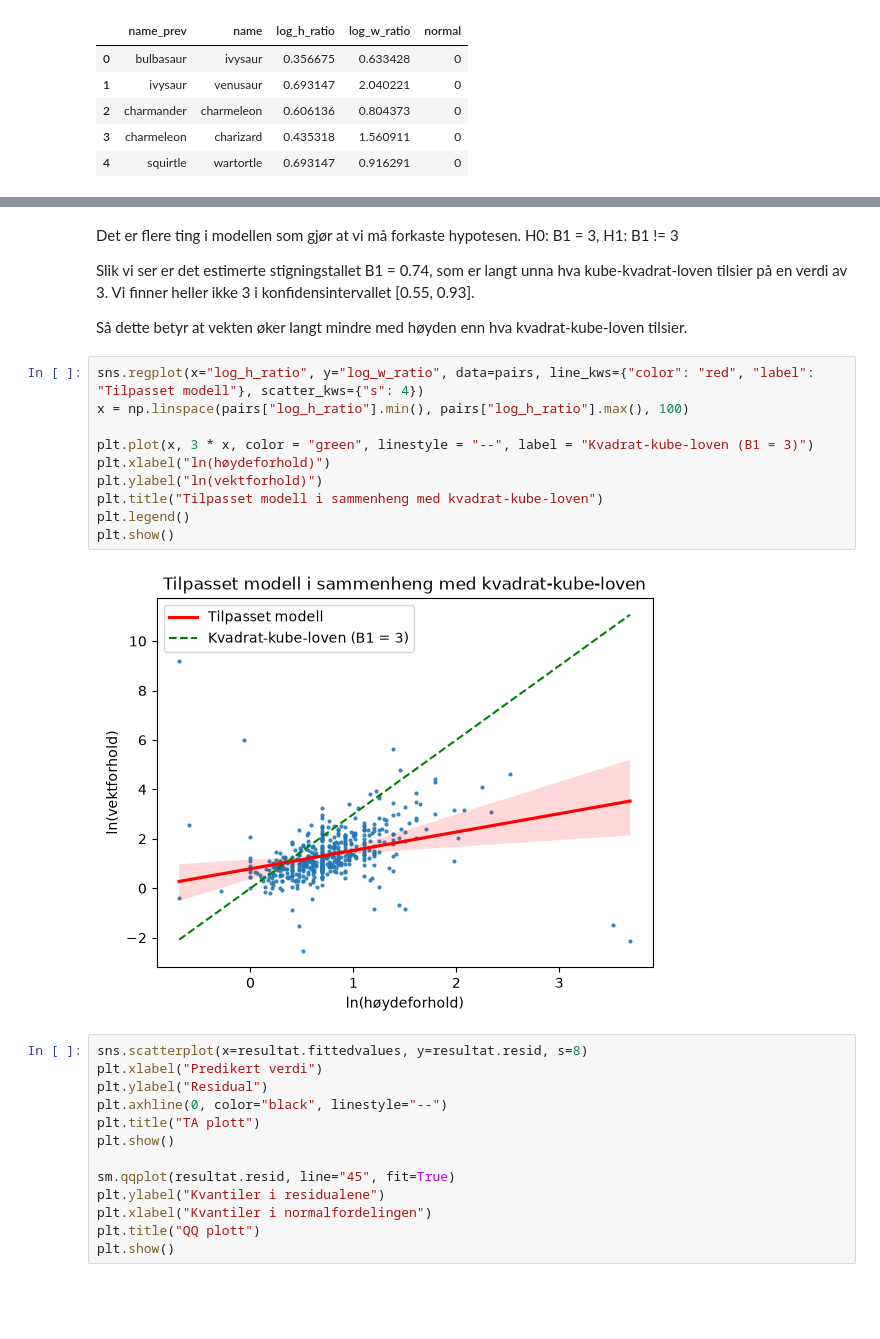
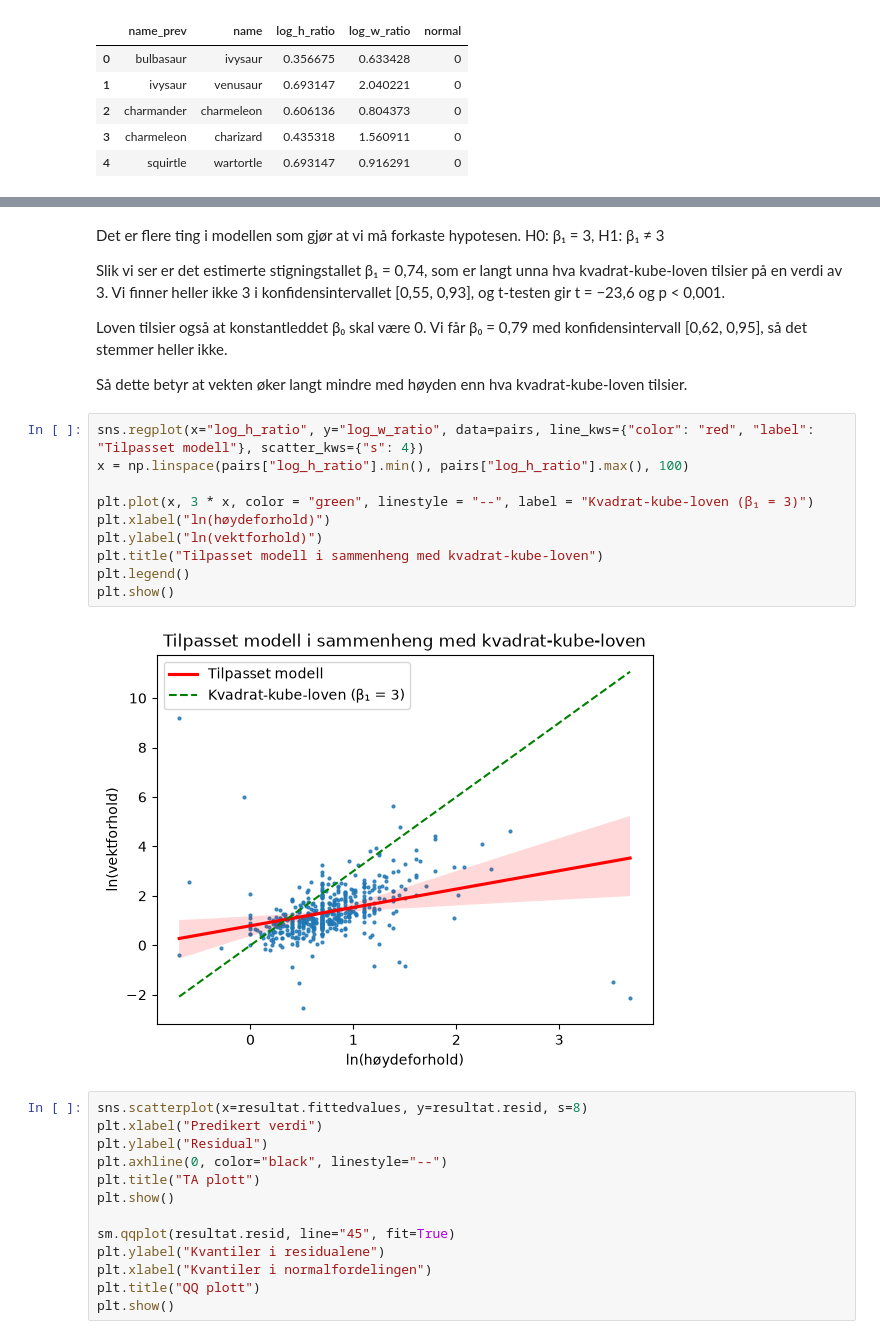
Before and after one commit to Kvestboe/stats_prosjekt, a Jupyter notebook: regresjonsanalyse.ipynb, the cells around one changed output, grey strips where cells are left out. Cells and saved outputs as stored; diff of their text form; blank space fills up the shorter version.

```diff
--- a/regresjonsanalyse.ipynb
+++ b/regresjonsanalyse.ipynb
@@ -149,23 +162,25 @@ Notes:
 # %% [markdown]
 Det er flere ting i modellen som gjør at vi må forkaste hypotesen.
-H0: B1 = 3, H1: B1 != 3
+H0: β₁ = 3, H1: β₁ ≠ 3
 
-Slik vi ser er det estimerte stigningstallet B1 = 0.74, som er langt unna hva kube-kvadrat-loven tilsier på en verdi av 3.
-Vi finner heller ikke 3 i konfidensintervallet [0.55, 0.93].
+Slik vi ser er det estimerte stigningstallet β₁ = 0,74, som er langt unna hva kvadrat-kube-loven tilsier på en verdi av 3.
+Vi finner heller ikke 3 i konfidensintervallet [0,55, 0,93], og t-testen gir t = −23,6 og p < 0,001.
+
+Loven tilsier også at konstantleddet β₀ skal være 0. Vi får β₀ = 0,79 med konfidensintervall [0,62, 0,95], så det stemmer heller ikke.
 
 Så dette betyr at vekten øker langt mindre med høyden enn hva kvadrat-kube-loven tilsier.
 # %%
 sns.regplot(x="log_h_ratio", y="log_w_ratio", data=pairs, line_kws={"color": "red", "label": "Tilpasset modell"}, scatter_kws={"s": 4})
 x = np.linspace(pairs["log_h_ratio"].min(), pairs["log_h_ratio"].max(), 100)
 
-plt.plot(x, 3 * x, color = "green", linestyle = "--", label = "Kvadrat-kube-loven (B1 = 3)")
+plt.plot(x, 3 * x, color = "green", linestyle = "--", label = "Kvadrat-kube-loven (β₁ = 3)")
 plt.xlabel("ln(høydeforhold)")
 plt.ylabel("ln(vektforhold)")
 plt.title("Tilpasset modell i sammenheng med kvadrat-kube-loven")
 plt.legend()
 plt.show()
 # %% [output]
-[figure, old version]
+[figure, new version]
 # %%
 sns.scatterplot(x=resultat.fittedvalues, y=resultat.resid, s=8)
 plt.xlabel("Predikert verdi")
```
Also changed, not shown: parts of 15 cells of this notebook, 1 other file.
